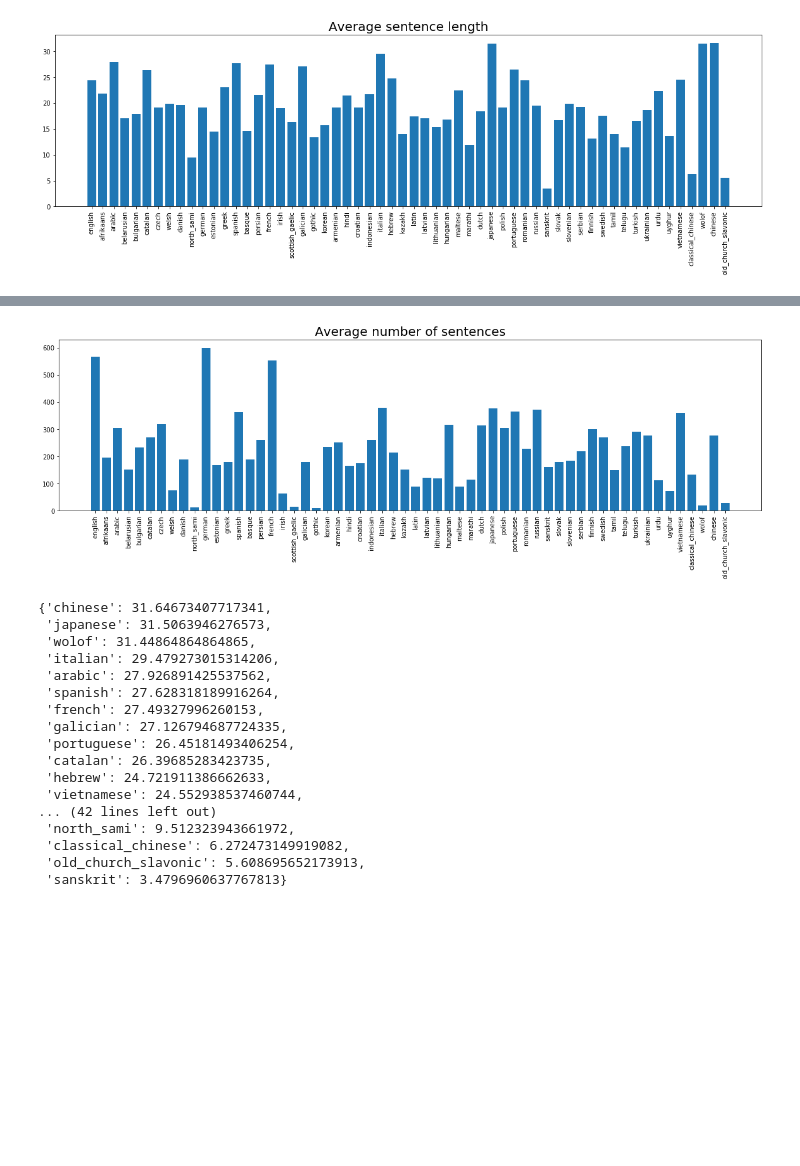
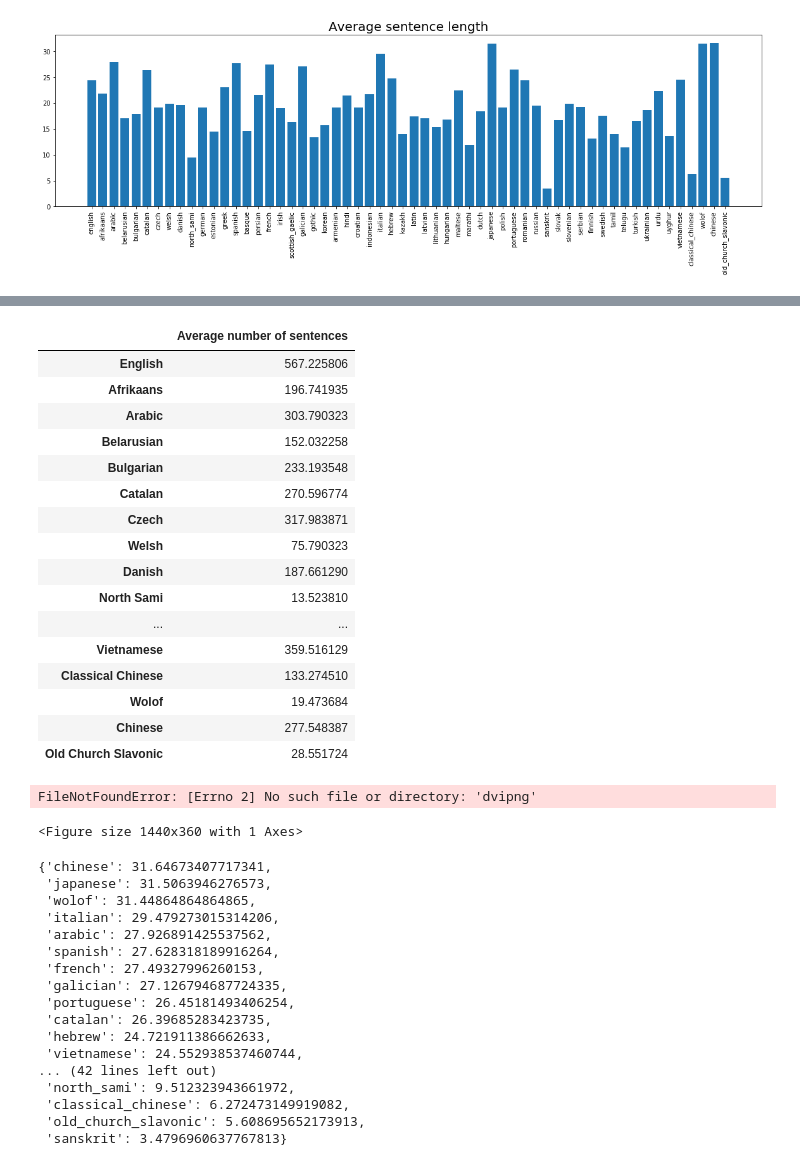
Before and after one commit to patriciagrau/wikipedia_article_analysis, a Jupyter notebook: exploratory_analysis.ipynb, the cells around one changed output, grey strips where cells are left out. Drawn from its saved outputs; the diff is of its cells as text; code cells hidden in the pictures; blank space fills up the shorter version.

```diff
--- a/exploratory_analysis.ipynb
+++ b/exploratory_analysis.ipynb
@@ -590,0 +595,34 @@ plt.show()
+# %%
+def no_underscores(text):
+    if '_' in text:
+        sep = text.split('_')
+        cap = [x.capitalize() for x in sep]
+        newtext = ' '.join(cap)
+        return newtext
+    else:
+        return text.capitalize()
+# %%
+languages_plot = [no_underscores(x) for x in list(average_num_sent.keys())]
+avg_number_sent = list(average_num_sent.values())
+import pandas as pd
+df = pd.DataFrame(avg_number_sent, index=languages_plot, columns = ['Average number of sentences'])
+df.to_csv('averagenumberofsentences.csv', sep=',')
+df
+# %% [output]
+|  | Average number of sentences |
+| English | 567.225806 |
+| Afrikaans | 196.741935 |
+| Arabic | 303.790323 |
+| Belarusian | 152.032258 |
+| Bulgarian | 233.193548 |
+| Catalan | 270.596774 |
+| Czech | 317.983871 |
+| Welsh | 75.790323 |
+| Danish | 187.661290 |
+| North Sami | 13.523810 |
+| ... | ... |
+| Vietnamese | 359.516129 |
+| Classical Chinese | 133.274510 |
+| Wolof | 19.473684 |
+| Chinese | 277.548387 |
+| Old Church Slavonic | 28.551724 |
@@ -591,7 +638,8 @@ plt.show()
 # %%
+import matplotlib
 import matplotlib.pyplot as plt
 
-languages_plot = list(average_num_sent.keys())
+languages_plot = [no_underscores(x) for x in list(average_num_sent.keys())]
 avg_number_sent = list(average_num_sent.values())
 
 plt.bar(range(len(average_num_sent)), avg_number_sent, tick_label=languages_plot)
@@ -599,8 +647,16 @@ plt.xticks(rotation=90)
 plt.rcParams['figure.figsize'] = [20, 5]
 plt.title('Average number of sentences', fontsize=20)
 plt.show()
+# matplotlib.rcParams.update({
+#     "pgf.texsystem": "pdflatex",
+#     'font.family': 'serif',
+#     'text.usetex': True,
+#     'pgf.rcfonts': False,
+# })
+# plt.savefig('averagenumberofsentences.pgf')
 # %% [output]
-[figure, removed]
+FileNotFoundError: [Errno 2] No such file or directory: 'dvipng'
+<Figure size 1440x360 with 1 Axes>
 # %%
 {k: v for k, v in sorted(average_sent_len.items(), key=lambda item: item[1], reverse=True)}
 # %% [output]
```
Also changed, not shown: parts of 3 cells of this notebook, 13 other files.
